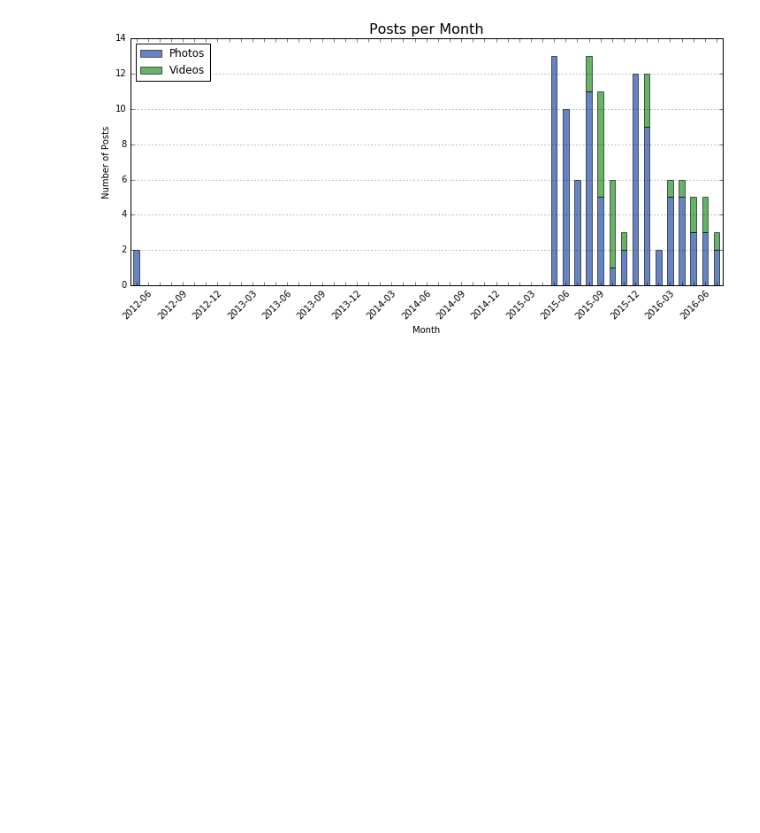
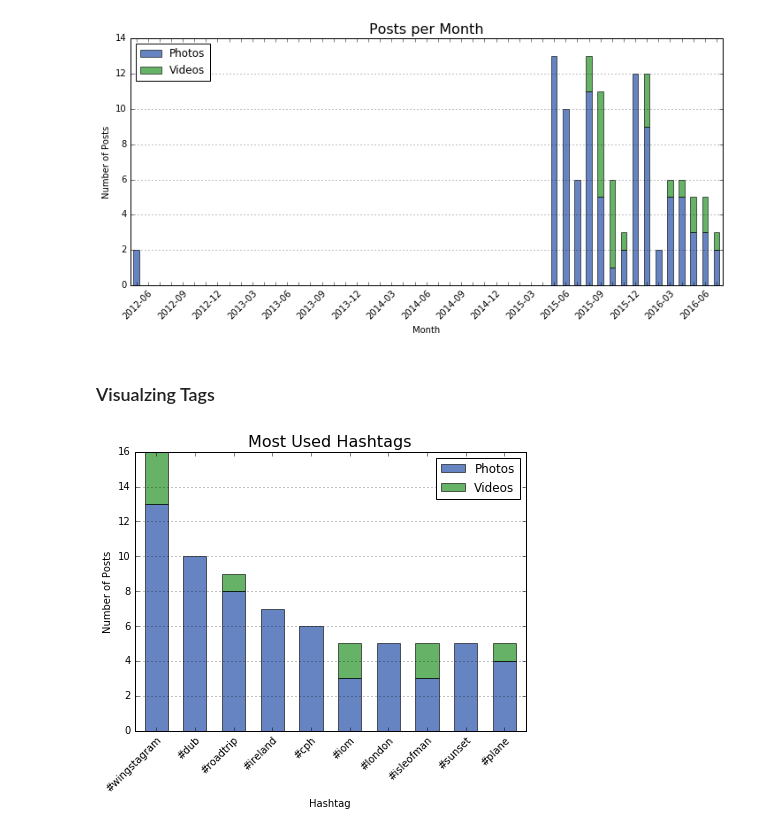
Before and after one commit to kahlamari/data-visualization, a Jupyter notebook: Instagram Data Visualization.ipynb, the cells around one changed output. Drawn from its saved outputs; the diff is of its cells as text; code cells hidden in the pictures; blank space fills up the shorter version.

Commit message:
Added Hashtag Graph

```diff
--- a/Instagram Data Visualization.ipynb
+++ b/Instagram Data Visualization.ipynb
@@ -94,7 +94,7 @@ def loadDataIntoDataFrame(media):
 
     df = pd.DataFrame(data = [id,link,type,creation_time,likes,comments,location,body]).T
     df.columns = ['id','link','type','creation_time','likes','comments','location','body']
-    df = df.set_index('id')
+    #df = df.set_index('id')
     df['type'] = df['type'].astype('category', categories=['image', 'video'])
     df['creation_time'] = pd.to_datetime(df['creation_time'].astype(int), unit='s')
     df[['likes', 'comments']] = df[['likes', 'comments']].astype(int)
@@ -104,6 +104,7 @@ def loadDataIntoDataFrame(media):
 df = pd.DataFrame()
 for chunk in data:
     df = df.append(loadDataIntoDataFrame(chunk))
+df = df.reset_index(drop=True)
 # %%
 # save dataframe as csv
 df.to_csv(csv_file, index=False, encoding='utf-8')
@@ -211,3 +213,46 @@ plt.savefig('images/instagram_posts_month.png', dpi=96, bbox_inches='tight')
 plt.show()
 # %% [output]
 [figure]
+# %% [markdown]
+### Visualzing Tags
+# %%
+df['tags'] = df['body'].str.findall('(#\w+)')
+# count number of tags per post
+#df['num_tags'] = dfc['tags'].map(len)
+# %%
+# splitting the hashtag list in individual rows
+df_tags = df.groupby('id')['tags'].apply(lambda x: pd.DataFrame(x.values[0])) \
+                                  .reset_index() \
+                                  .drop('level_1', axis=1)
+df_tags.columns = ['id', 'tag']
+
+# merge with main df to get type info
+df_tags = pd.merge(df_tags, df[['id', 'type']], on='id')
+
+hashtag_group = df_tags.groupby(['tag', 'type']).count()
+hashtag_group = hashtag_group.unstack().fillna(0)
+hashtag_group['all'] = hashtag_group['id']['image'] \
+                     + hashtag_group['id']['video']
+hashtag_group = hashtag_group.sort_values(by='all', ascending=False) \
+                             .head(10).drop('all', axis=1)
+
+plot = hashtag_group.plot(kind='bar',
+                          stacked=True,
+                          figsize=[7, 5],
+                          width=0.6,
+                          alpha=0.6,
+                          color=['#003399', 'g'],
+                          edgecolor='k',
+                          grid=False)
+plot.set_title('Most Used Hashtags', fontsize=title_fontsize)
+plot.set_ylabel("Number of Posts")
+plot.set_xlabel("Hashtag")
+plot.set_xticklabels(hashtag_group.index, rotation=45,
+                     rotation_mode='anchor', ha='right')
+plot.legend(["Photos", "Videos"], loc=1, ncol=1)
+plot.yaxis.grid(True)
+
+plt.savefig('images/instagram_most_common_hashtags.png', dpi=96, bbox_inches='tight')
+plt.show()
+# %% [output]
+[figure, added]
```
Also changed, not shown: parts of 7 cells of this notebook, 1 other file.
